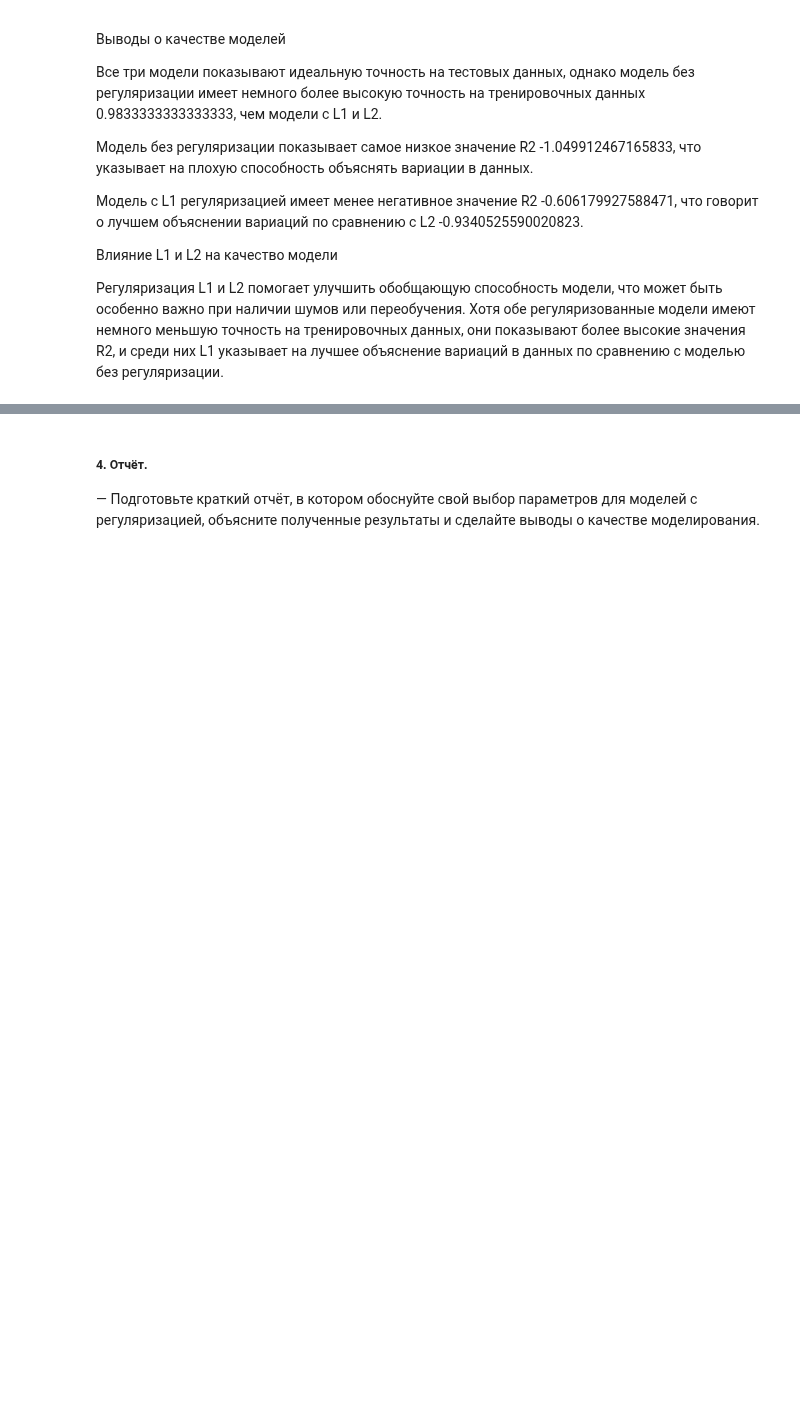
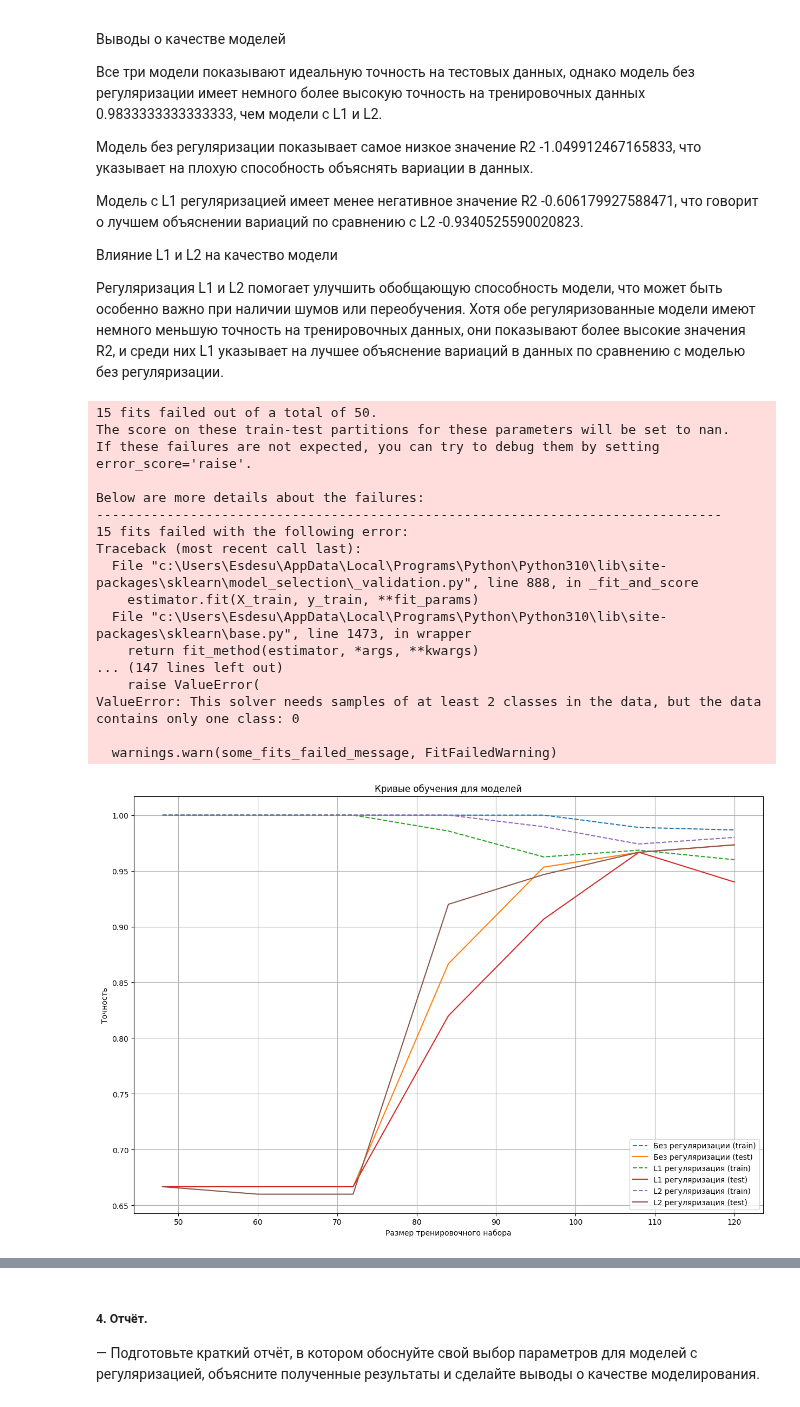
Before and after one commit to Ritorta/PythonDataBase, a Jupyter notebook: Work#6/Task_1.ipynb, the cells around one changed output, grey strips where cells are left out. Saved outputs shown, nothing was run; the diff lists cells and outputs as text; code cells hidden in the pictures; blank space fills up the shorter version.

```diff
--- a/Work#6/Task_1.ipynb
+++ b/Work#6/Task_1.ipynb
@@ -398,3 +397,51 @@ R2 score (L2 регуляризация): -0.9340525590020823
 Влияние L1 и L2 на качество модели
 
 Регуляризация L1 и L2 помогает улучшить обобщающую способность модели, что может быть особенно важно при наличии шумов или переобучения. Хотя обе регуляризованные модели имеют немного меньшую точность на тренировочных данных, они показывают более высокие значения R2, и среди них L1 указывает на лучшее объяснение вариаций в данных по сравнению с моделью без регуляризации.
+# %%
+# Сет моделей
+models = {
+    'Без регуляризации': LogisticRegression(penalty=None, random_state=42),
+    'L1 регуляризация': LogisticRegressionCV(penalty='l1', solver='liblinear', Cs=C_values, cv=5, random_state=42),
+    'L2 регуляризация': LogisticRegressionCV(penalty='l2', Cs=C_values, cv=5, random_state=42)
+}
+
+# Настройте параметры для кривых обучения
+train_sizes = np.linspace(0.1, 1.0, 10)
+
+# Настройка размеров графика
+plt.figure(figsize=(15, 10))
+
+for model_name, model in models.items():
+    train_sizes, train_scores, test_scores = learning_curve(model, X, y, train_sizes=train_sizes, cv=5)
+
+    train_scores_mean = np.mean(train_scores, axis=1)
+    test_scores_mean = np.mean(test_scores, axis=1)
+
+    plt.plot(train_sizes, train_scores_mean, label=f'{model_name} (train)', linestyle='--')
+    plt.plot(train_sizes, test_scores_mean, label=f'{model_name} (test)')
+
+plt.title('Кривые обучения для моделей')
+plt.xlabel('Размер тренировочного набора')
+plt.ylabel('Точность')
+plt.legend()
+plt.grid()
+plt.show()
+# %% [output]
+15 fits failed out of a total of 50.
+The score on these train-test partitions for these parameters will be set to nan.
+If these failures are not expected, you can try to debug them by setting error_score='raise'.
+
+Below are more details about the failures:
+--------------------------------------------------------------------------------
+15 fits failed with the following error:
+Traceback (most recent call last):
+  File "c:\Users\Esdesu\AppData\Local\Programs\Python\Python310\lib\site-packages\sklearn\model_selection\_validation.py", line 888, in _fit_and_score
+    estimator.fit(X_train, y_train, **fit_params)
+  File "c:\Users\Esdesu\AppData\Local\Programs\Python\Python310\lib\site-packages\sklearn\base.py", line 1473, in wrapper
+    return fit_method(estimator, *args, **kwargs)
+... (147 lines left out)
+    raise ValueError(
+ValueError: This solver needs samples of at least 2 classes in the data, but the data contains only one class: 0
+
+  warnings.warn(some_fits_failed_message, FitFailedWarning)
+[figure, added]
```
Also changed, not shown: parts of 3 cells of this notebook.
